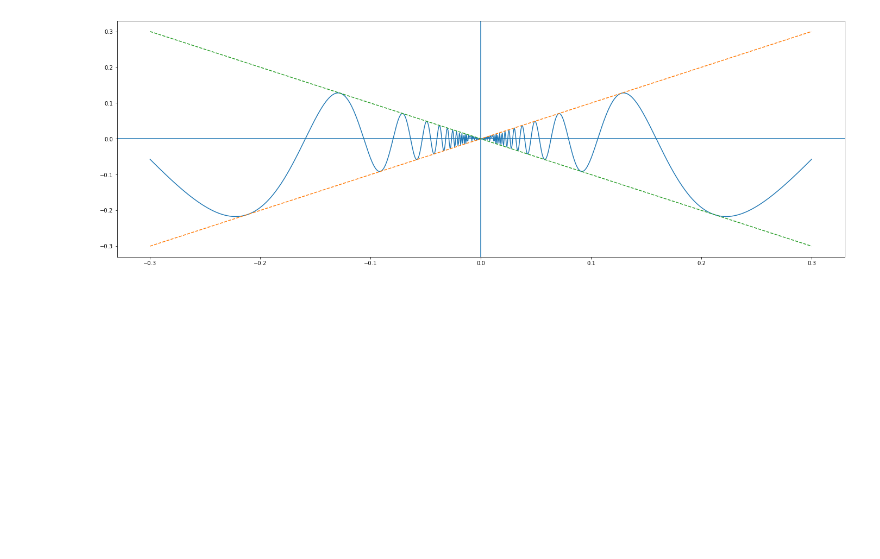
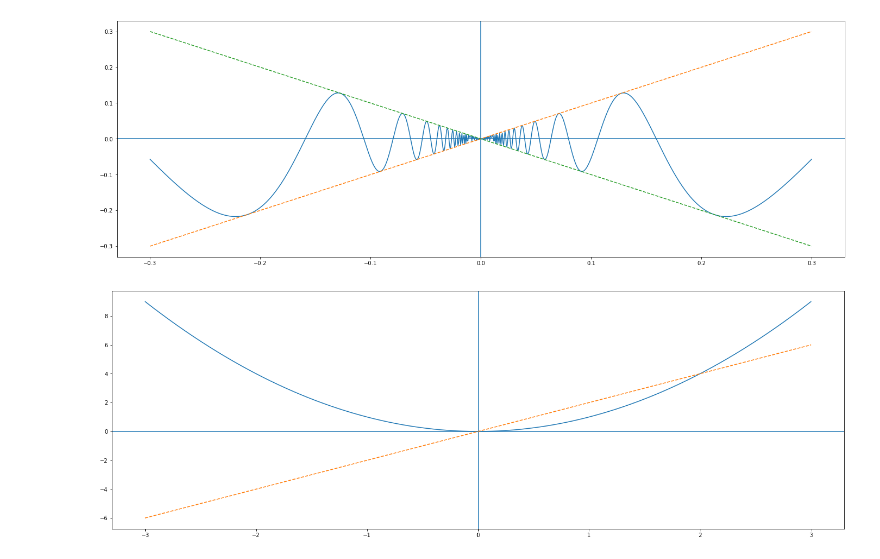
Before and after one commit to davidfang/tensorflow-study-notes, a Jupyter notebook: Matplotlib/Matplotlib入门.ipynb, the cells around one changed output. Cells and saved outputs as stored; diff of their text form; code cells hidden in the pictures; blank space fills up the shorter version.

```diff
--- a/Matplotlib/Matplotlib入门.ipynb
+++ b/Matplotlib/Matplotlib入门.ipynb
@@ -112,3 +112,26 @@ ax.plot(x,-x,'--')
 plt.show()
 # %% [output]
 [figure]
+# %%
+# 微积分  连续函数和倒数
+fig = plt.figure(figsize=(24,8))
+ax = plt.axes()
+
+x = np.linspace(-3,3,1000)
+# ax.plot(x,np.sin(x))
+
+
+# x = np.arange(-1,1,0.001)
+y = np.square(x) #平方
+z = x * 2 #倒数
+# fig,ax = plt.subplots()
+
+
+ax.axvline(0)
+ax.axhline(0)
+ax.plot(x,y)
+ax.plot(x,z,'--')
+# ax.plot(x,-x,'--')
+plt.show()
+# %% [output]
+[figure, added]
```
Also changed, not shown: parts of 3 cells of this notebook, 2 other files.
